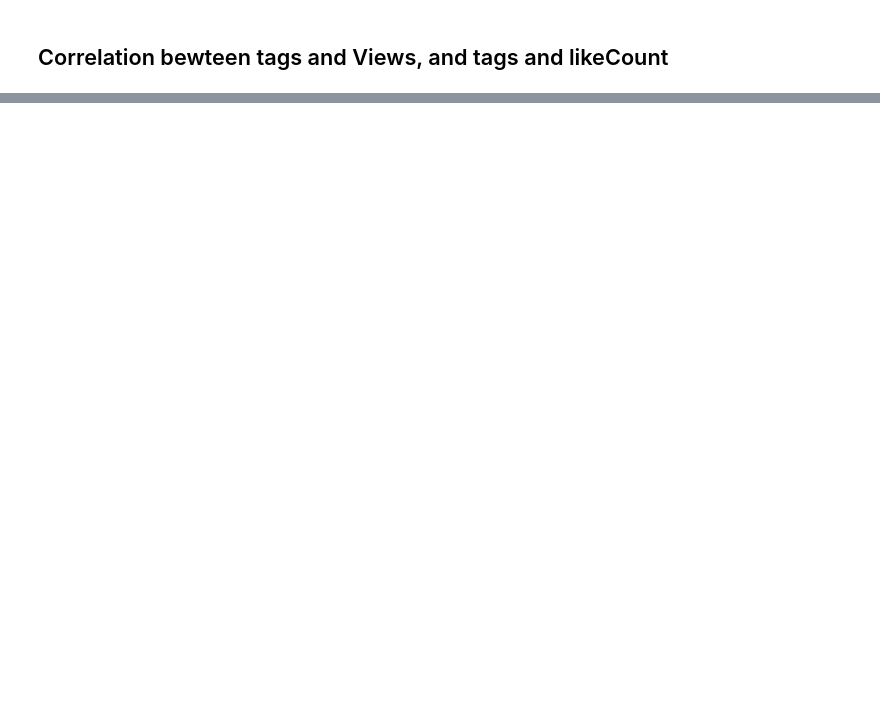
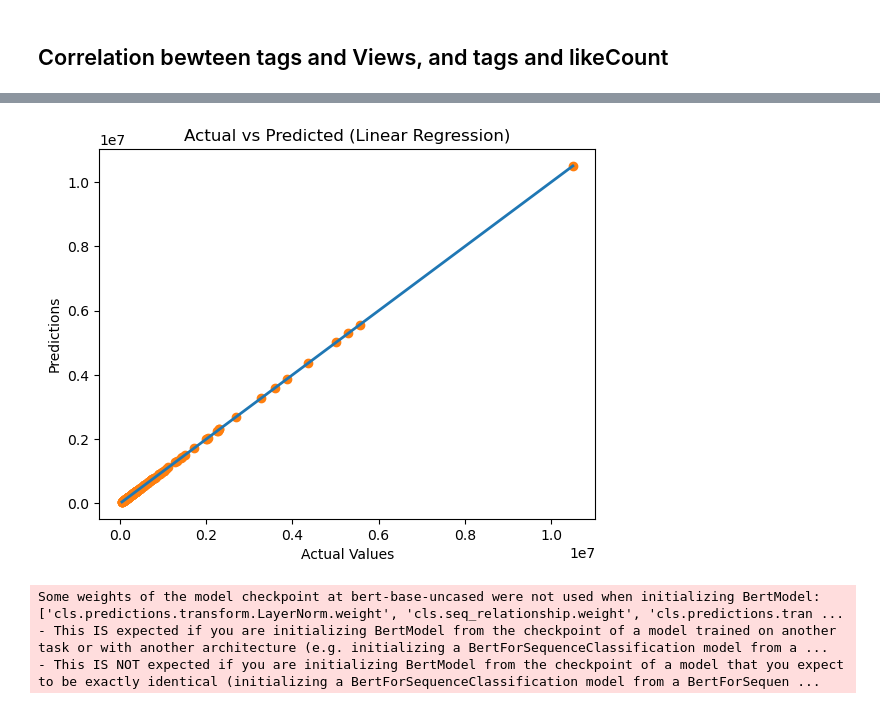
Before and after one commit to Takuyatsai/YouTube-Music-Channel-Analysis, a Jupyter notebook: Rurupaino.ipynb, the cells around one changed output, grey strips where cells are left out. Cells and saved outputs as stored; diff of their text form; code cells hidden in the pictures; blank space fills up the shorter version.

Commit message:
Test the predict using linear regression and transfer the text to vector with BERT

```diff
--- a/Rurupaino.ipynb
+++ b/Rurupaino.ipynb
@@ -468,0 +472,65 @@ data_rurupaino.to_csv('Rurupaino.csv', index=False)
+# %%
+import pandas as pd
+from sklearn.model_selection import train_test_split
+from sklearn.linear_model import LinearRegression
+
+# 讀取資料
+data = pd.read_csv("Rurupaino.csv")
+
+# 選擇特徵
+X = data[['Views', 'likeCount', 'commentCount', 'tagsNum', 'Year', 'Month']]
+
+# 選擇目標變數
+y = data['Views']
+
+# 切分訓練集與測試集
+X_train, X_test, y_train, y_test = train_test_split(X, y, test_size=0.4, random_state=0)
+
+# 建立回歸模型
+model = LinearRegression()
+
+# 訓練模型
+model.fit(X_train, y_train)
+
+# 預測測試集
+y_pred = model.predict(X_test)
+# %%
+import matplotlib.pyplot as plt
+
+# 繪製實際值與預測值的散點圖
+plt.scatter(y_test, y_pred, color = '#ff7f0e')
+plt.xlabel("Actual Values")
+plt.ylabel("Predictions")
+
+# 繪製回歸線圖
+plt.plot([y_test.min(), y_test.max()], [y_test.min(), y_test.max()], lw=2)
+plt.title('Actual vs Predicted (Linear Regression)')
+plt.show()
+# %% [output]
+[figure, added]
+# %%
+import torch
+from transformers import BertTokenizer, BertModel
+
+# 載入預訓練的 BERT 模型及其 tokenizer
+model_name = 'bert-base-uncased'
+tokenizer = BertTokenizer.from_pretrained(model_name)
+model = BertModel.from_pretrained(model_name)
+
+# 要轉換成向量的標題或句子
+tags = ['星間旅行', 'Honkai: Star Rail', 'Interstellar Journey', '崩壊 スターレイル', '崩壞 星穹鐵道', '三月七', 'Honkai Star Rail OP', '崩壊 スターレイル OP', '星穹鐵道 OP', '星間旅行 Cover', '星間旅行 鋼琴', '星間旅行 ピアノ', '崩壞 星間旅行', '星穹 星間旅行', '星間旅行 Piano', '星間旅行 樂譜', 'Honkai Star Rail Music', 'Honkai Star Rail Piano', 'Honkai Star Rail Theme', 'Honkai Star Rail Cover', 'Interstellar Journey Piano', 'Interstellar Journey Cover', '崩壊 スターレイル 主題歌', '崩壊 スターレイル ピアノ', '星穹鐵道 音樂', '星穹鐵道 鋼琴', '星穹鐵道 Cover', '星芎', '星芎鐵道', '星穹 課金', '崩壞3', '原神', 'genshin impact', 'Honkai Impact 3rd', '鋼琴女神', 'ACG Piano']
+
+# 將 tags 編碼成 BERT 的輸入格式
+inputs = tokenizer(tags, return_tensors='pt', padding=True, truncation=True)
+
+# 將編碼後的 tags 輸入到 BERT 模型中，取得每個 tags 對應的向量
+with torch.no_grad():
+    outputs = model(**inputs)
+    embeddings = outputs[0]
+
+# 將每個 tags 的向量轉成 numpy array，並放入一個 list 中
+embeddings = embeddings.numpy().tolist()
+# %% [output]
+Some weights of the model checkpoint at bert-base-uncased were not used when initializing BertModel: ['cls.predictions.transform.LayerNorm.weight', 'cls.seq_relationship.weight', 'cls.predictions.tran ...
+- This IS expected if you are initializing BertModel from the checkpoint of a model trained on another task or with another architecture (e.g. initializing a BertForSequenceClassification model from a ...
+- This IS NOT expected if you are initializing BertModel from the checkpoint of a model that you expect to be exactly identical (initializing a BertForSequenceClassification model from a BertForSequen ...
```
Also changed, not shown: parts of 25 cells of this notebook, 4 other files.
